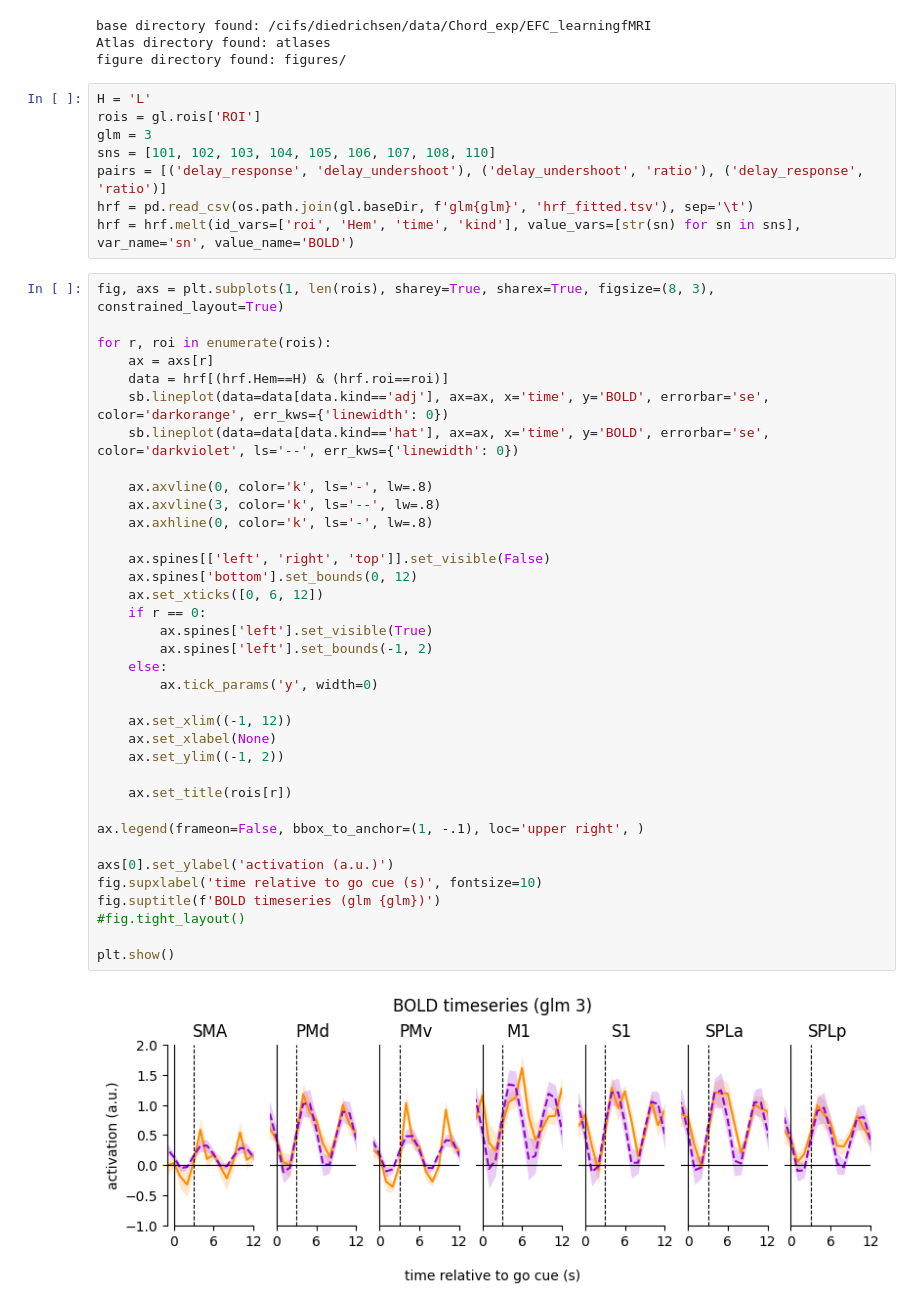
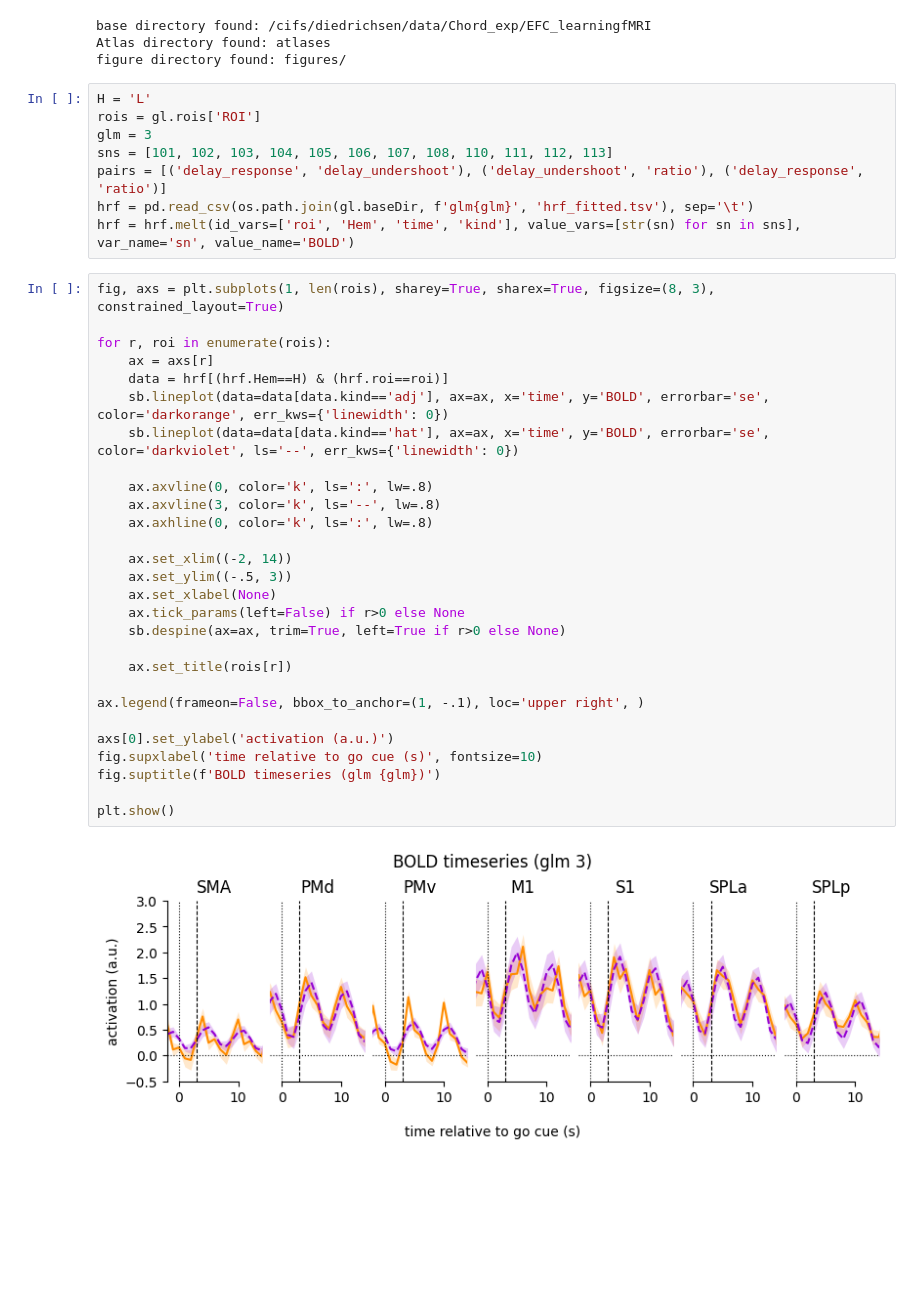
Before and after one commit to mnlmrc/extension-flexion-chords, a Jupyter notebook: notebooks/hrf.ipynb, the cells around one changed output. Drawn from its saved outputs; the diff is of its cells as text; blank space fills up the shorter version.

```diff
--- a/notebooks/hrf.ipynb
+++ b/notebooks/hrf.ipynb
@@ -14,45 +14,37 @@ figure directory found: figures/
 H = 'L'
 rois = gl.rois['ROI']
 glm = 3
-sns = [101, 102, 103, 104, 105, 106, 107, 108, 110]
+sns = [101, 102, 103, 104, 105, 106, 107, 108, 110, 111, 112, 113]
 pairs = [('delay_response', 'delay_undershoot'), ('delay_undershoot', 'ratio'), ('delay_response', 'ratio')]
 hrf = pd.read_csv(os.path.join(gl.baseDir, f'glm{glm}', 'hrf_fitted.tsv'), sep='\t')
 hrf = hrf.melt(id_vars=['roi', 'Hem', 'time', 'kind'], value_vars=[str(sn) for sn in sns], var_name='sn', value_name='BOLD')
 # %%
 fig, axs = plt.subplots(1, len(rois), sharey=True, sharex=True, figsize=(8, 3), constrained_layout=True)
 
 for r, roi in enumerate(rois):
     ax = axs[r]
     data = hrf[(hrf.Hem==H) & (hrf.roi==roi)]
     sb.lineplot(data=data[data.kind=='adj'], ax=ax, x='time', y='BOLD', errorbar='se', color='darkorange', err_kws={'linewidth': 0})
     sb.lineplot(data=data[data.kind=='hat'], ax=ax, x='time', y='BOLD', errorbar='se', color='darkviolet', ls='--', err_kws={'linewidth': 0})
 
-    ax.axvline(0, color='k', ls='-', lw=.8)
+    ax.axvline(0, color='k', ls=':', lw=.8)
     ax.axvline(3, color='k', ls='--', lw=.8)
-    ax.axhline(0, color='k', ls='-', lw=.8)
+    ax.axhline(0, color='k', ls=':', lw=.8)
 
-    ax.spines[['left', 'right', 'top']].set_visible(False)
-    ax.spines['bottom'].set_bounds(0, 12)
-    ax.set_xticks([0, 6, 12])
-    if r == 0:
-        ax.spines['left'].set_visible(True)
-        ax.spines['left'].set_bounds(-1, 2)
-    else:
-        ax.tick_params('y', width=0)
-
-    ax.set_xlim((-1, 12))
+    ax.set_xlim((-2, 14))
+    ax.set_ylim((-.5, 3))
     ax.set_xlabel(None)
-    ax.set_ylim((-1, 2))
+    ax.tick_params(left=False) if r>0 else None
+    sb.despine(ax=ax, trim=True, left=True if r>0 else None)
 
     ax.set_title(rois[r])
 
 ax.legend(frameon=False, bbox_to_anchor=(1, -.1), loc='upper right', )
 
 axs[0].set_ylabel('activation (a.u.)')
 fig.supxlabel('time relative to go cue (s)', fontsize=10)
 fig.suptitle(f'BOLD timeseries (glm {glm})')
-#fig.tight_layout()
 
 plt.show()
 # %% [output]
-[figure, old version]
+[figure, new version]
```
Also changed, not shown: 32 other files.
